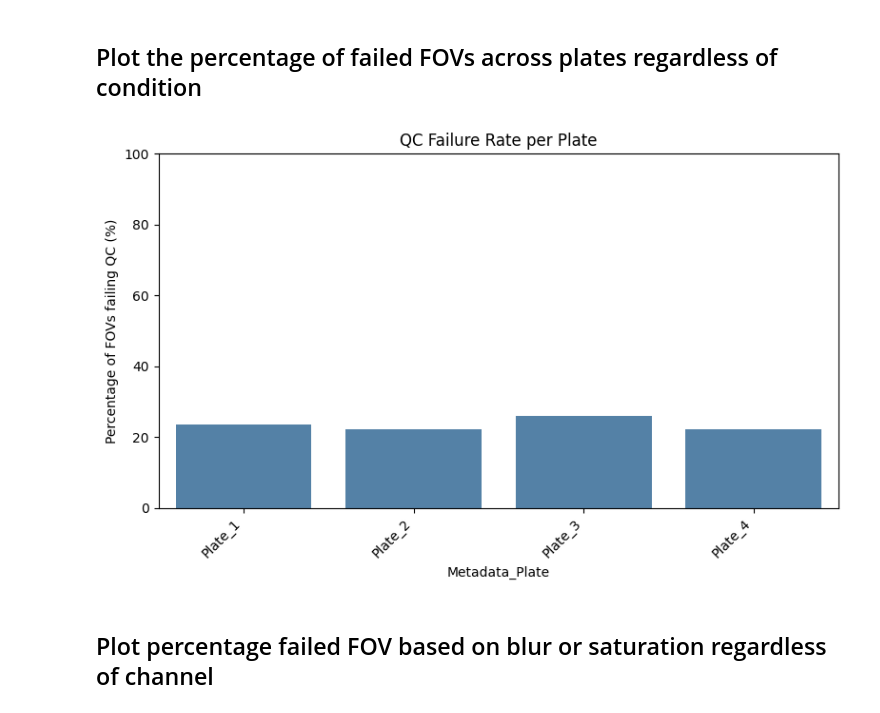
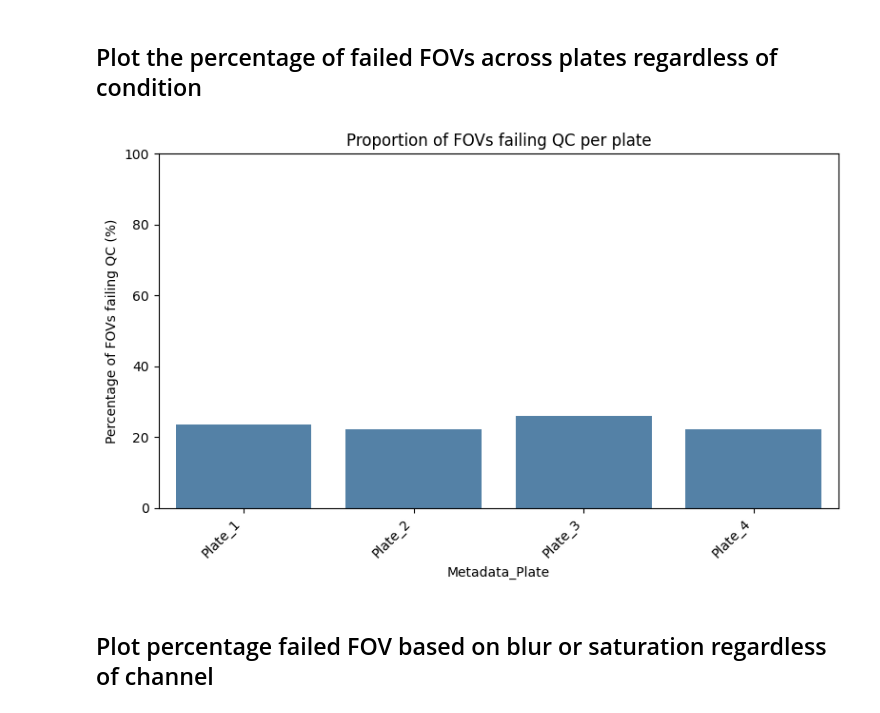
Before and after one commit to WayScience/targeted_fibrosis_drug_screen, a Jupyter notebook: 1.illumination_correction/qc_update/1.qc_report.ipynb, the cells around one changed output. Saved outputs shown, nothing was run; the diff lists cells and outputs as text; code cells hidden in the pictures.

```diff
--- a/1.illumination_correction/qc_update/1.qc_report.ipynb
+++ b/1.illumination_correction/qc_update/1.qc_report.ipynb
@@ -146,32 +146,32 @@ combined_df.head()
 # %%
 # Calculate percentage of rows that failed any QC check, grouped by plate
 combined_df["Failed_Any"] = combined_df[
     ["Metadata_Blur_Flag", "Metadata_Saturation_Flag"]
 ].any(axis=1)
 failed_percent_by_plate = (
     combined_df.groupby("Metadata_Plate")["Failed_Any"]
     .mean()
     .reset_index(name="Percent_Failed")
 )
 failed_percent_by_plate["Percent_Failed"] *= 100
 
 # Create bar plot with a single color
 plt.figure(figsize=(8, 5))
 sns.barplot(
     data=failed_percent_by_plate,
     x="Metadata_Plate",
     y="Percent_Failed",
     color="steelblue",
 )
 plt.ylabel("Percentage of FOVs failing QC (%)")
-plt.title("QC Failure Rate per Plate")
+plt.title("Proportion of FOVs failing QC per plate")
 plt.ylim(0, 100)
 plt.xticks(rotation=45, ha="right")
 plt.tight_layout()
 plt.savefig(output_directory / "qc_failure_rate_per_plate.png", dpi=500)
 plt.show()
 # %% [output]
-[figure, old version]
+[figure, new version]
 # %% [markdown]
 ## Plot percentage failed FOV based on blur or saturation regardless of channel
 # %%
```
Also changed, not shown: parts of 3 cells of this notebook, 8 other files.
